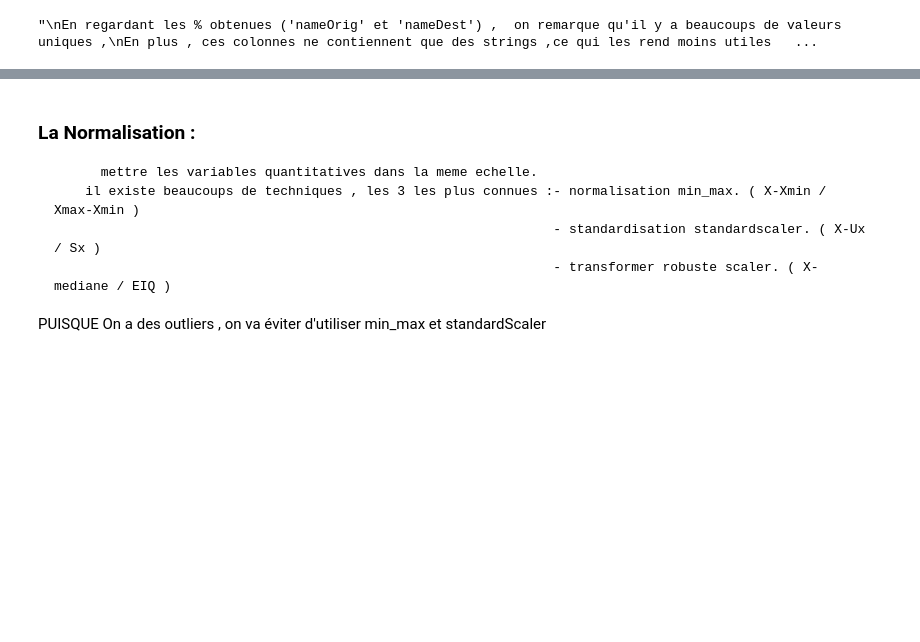
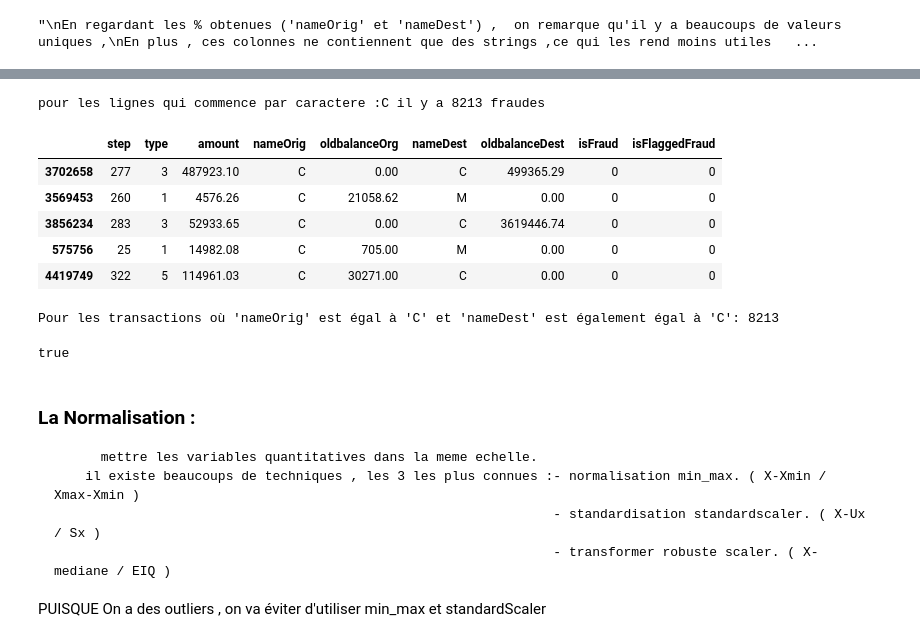
Before and after one commit to mohammedbourkache/PFE_detection_fraudes_DS_1, a Jupyter notebook: carte_credit_pfe.ipynb, the cells around one changed output, grey strips where cells are left out. Saved outputs shown, nothing was run; the diff lists cells and outputs as text; code cells hidden in the pictures; blank space fills up the shorter version.

```diff
--- a/carte_credit_pfe.ipynb
+++ b/carte_credit_pfe.ipynb
@@ -674,2 +680,0 @@ En plus , ces colonnes ne contiennent que des strings ,ce qui les rend moins uti
-# %%
-df2 = df2.drop(columns=[ 'nameOrig' ,  'nameDest'])
@@ -679,0 +763,4 @@ df2.shape
+# %%
+nbr_tans_fraud('nameOrig')
+# %% [output]
+pour les lignes qui commence par caractere :C il y a 8213 fraudes
@@ -679,0 +780,9 @@ df2.shape
+# %%
+df2.sample(n=5)
+# %% [output]
+|  | step | type | amount | nameOrig | oldbalanceOrg | nameDest | oldbalanceDest | isFraud | isFlaggedFraud |
+| 3702658 | 277 | 3 | 487923.10 | C | 0.00 | C | 499365.29 | 0 | 0 |
+| 3569453 | 260 | 1 | 4576.26 | C | 21058.62 | M | 0.00 | 0 | 0 |
+| 3856234 | 283 | 3 | 52933.65 | C | 0.00 | C | 3619446.74 | 0 | 0 |
+| 575756 | 25 | 1 | 14982.08 | C | 705.00 | M | 0.00 | 0 | 0 |
+| 4419749 | 322 | 5 | 114961.03 | C | 30271.00 | C | 0.00 | 0 | 0 |
@@ -679,0 +791,16 @@ df2.shape
+# %%
+# on verifie :
+# Sélectionnons les transactions frauduleuses  où 'nameOrig'  et 'nameDest' sont  égal à 'C'
+subset = df2[(df2['nameOrig'] == 'C') & (df2['nameDest'] == 'C') & (df2['isFraud'] == 1)]
+
+print(f"Pour les transactions où 'nameOrig' est égal à 'C' et 'nameDest' est également égal à 'C':", subset.shape[0])
+# %% [output]
+Pour les transactions où 'nameOrig' est égal à 'C' et 'nameDest' est également égal à 'C': 8213
+# %%
+# on veut voir si toutes les transactions frauduleuses de dataframe sont dans 'nameOrig'== 'C' et 'nameDest'== 'C'
+if df2[df2['isFraud'] == 1].shape[0] == subset.shape[0] :
+    print('true')
+else :
+    print('false')
+# %% [output]
+true
```
Also changed, not shown: parts of 18 cells of this notebook.
